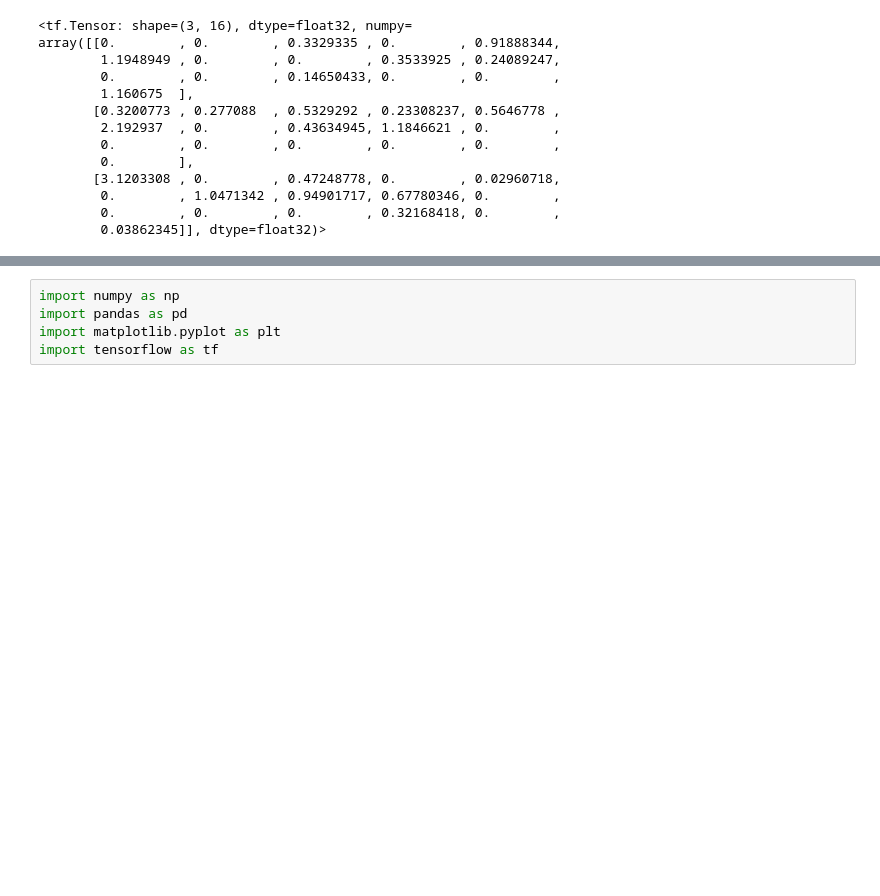
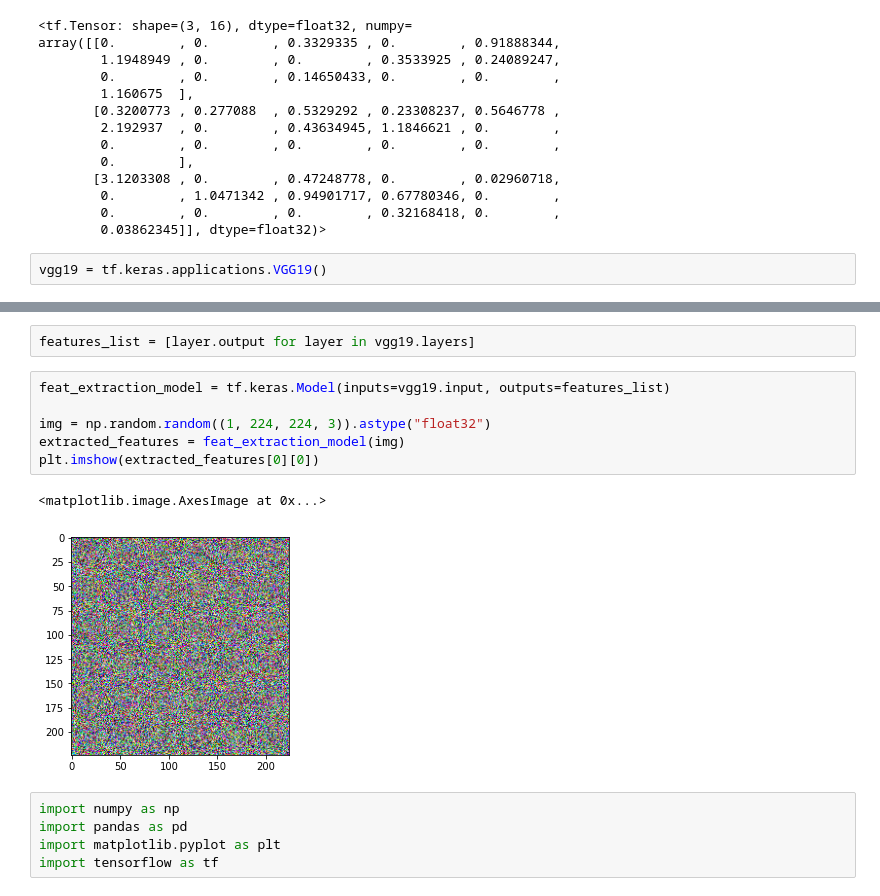
Before and after one commit to chi-hun/chi-hun, a Jupyter notebook: Untitled4.ipynb, the cells around one changed output, grey strips where cells are left out. Cells and saved outputs as stored; diff of their text form; blank space fills up the shorter version.

```diff
--- a/Untitled4.ipynb
+++ b/Untitled4.ipynb
@@ -2801,3 +2822,5 @@ array([[0.        , 0.        , 0.3329335 , 0.        , 0.91888344,
         0.        , 1.0471342 , 0.94901717, 0.67780346, 0.        ,
         0.        , 0.        , 0.        , 0.32168418, 0.        ,
         0.03862345]], dtype=float32)>
+# %%
+vgg19 = tf.keras.applications.VGG19()
@@ -2804,3 +2831,14 @@ array([[0.        , 0.        , 0.3329335 , 0.        , 0.91888344,
+# %%
+features_list = [layer.output for layer in vgg19.layers]
+# %%
+feat_extraction_model = tf.keras.Model(inputs=vgg19.input, outputs=features_list)
+
+img = np.random.random((1, 224, 224, 3)).astype("float32")
+extracted_features = feat_extraction_model(img)
+plt.imshow(extracted_features[0][0])
+# %% [output]
+<matplotlib.image.AxesImage at 0x...>
+[figure, added]
 # %%
 import numpy as np
 import pandas as pd
```
Also changed, not shown: parts of 15 cells of this notebook.
